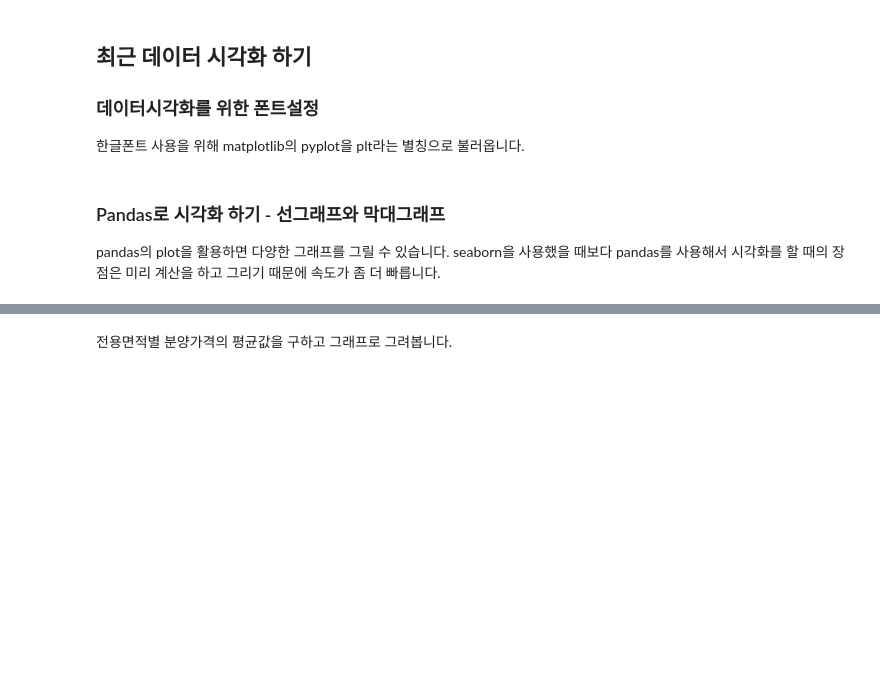
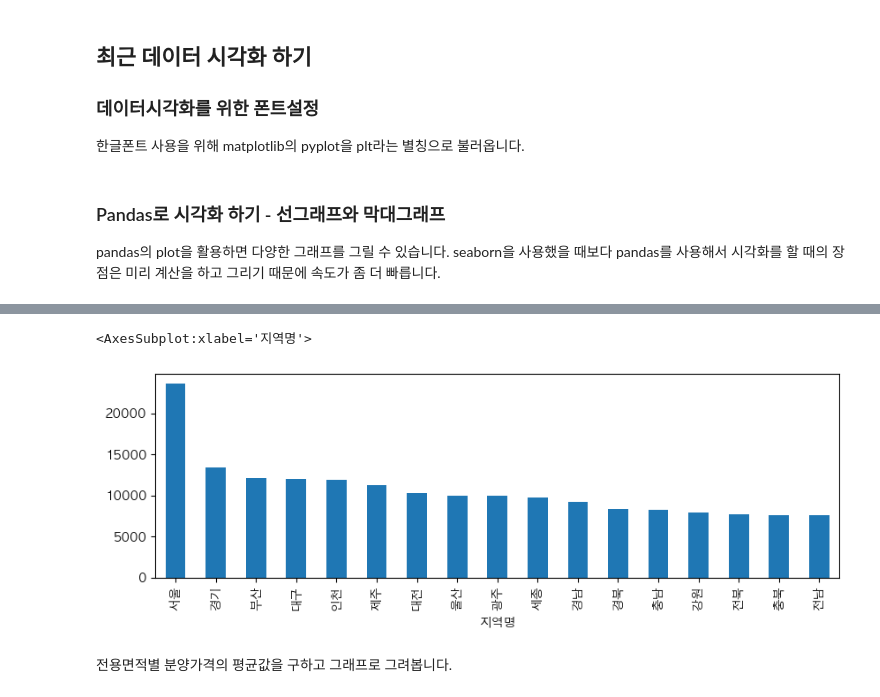
Before and after one commit to kngsujng/Data-Analysis_Study, a Jupyter notebook: open-data-analysis-basic-master/01-apt-price-input.ipynb, the cells around one changed output, grey strips where cells are left out. Saved outputs shown, nothing was run; the diff lists cells and outputs as text; code cells hidden in the pictures; blank space fills up the shorter version.

```diff
--- a/open-data-analysis-basic-master/01-apt-price-input.ipynb
+++ b/open-data-analysis-basic-master/01-apt-price-input.ipynb
@@ -635,7 +646,11 @@ seaborn을 사용했을 때보다 pandas를 사용해서 시각화를 할 때의
 # %%
 # 지역명으로 분양가격의 평균을 구하고 막대그래프(bar)로 시각화 합니다.
 
 # g.plot(kind='bar')
+g.plot.bar(figsize=(10,3))
+# %% [output]
+<AxesSubplot:xlabel='지역명'>
+[figure, added]
 # %% [markdown]
 전용면적별 분양가격의 평균값을 구하고 그래프로 그려봅니다.
 # %%
```
Also changed, not shown: parts of 4 cells of this notebook.
